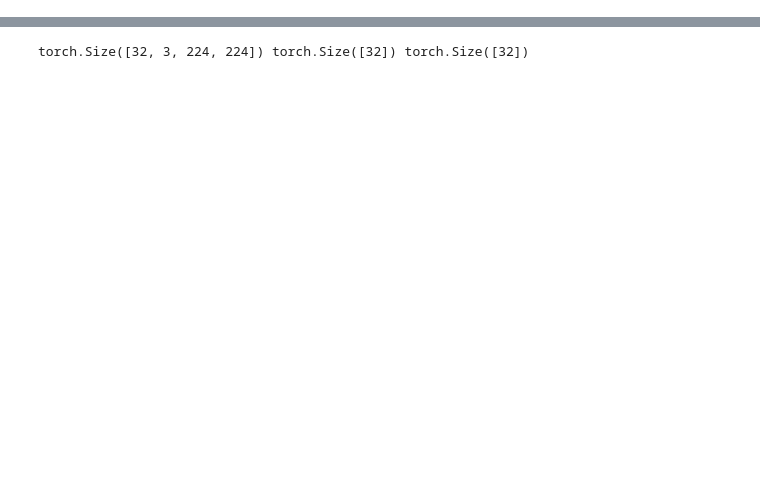
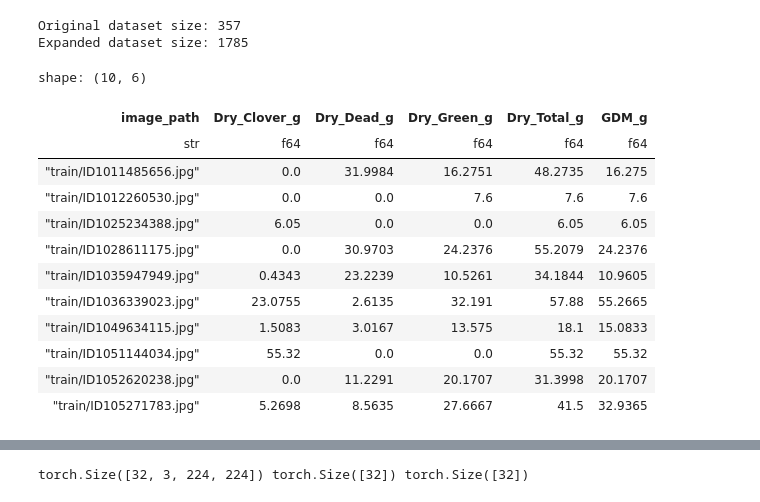
Before and after one commit to Ravikumarchavva/csrio-image2biomass, a Jupyter notebook: starter_without_pivot.ipynb, the cells around one changed output, grey strips where cells are left out. Cells and saved outputs as stored; diff of their text form; code cells hidden in the pictures; blank space fills up the shorter version.

```diff
--- a/starter_without_pivot.ipynb
+++ b/starter_without_pivot.ipynb
@@ -71,0 +42,79 @@ train_df.head(10)
+# %%
+import cv2
+import albumentations as A
+from tqdm import tqdm
+
+augmented_images_dir = DATA_DIR / "augmented_images"
+augmented_images_dir.mkdir(exist_ok=True)
+
+# Define transformations
+no_transform = A.Compose([])
+h_flip = A.Compose([A.HorizontalFlip(p=1.0)])
+v_flip = A.Compose([A.VerticalFlip(p=1.0)])
+hv_flip = A.Compose([A.HorizontalFlip(p=1.0), A.VerticalFlip(p=1.0)])
+
+transforms = [
+    (no_transform, ""),
+    (h_flip, "_hflip"),
+    (v_flip, "_vflip"),
+    (hv_flip, "_hvflip")
+]
+
+# Create list to store augmented data
+augmented_data = []
+
+# Process each image in train_cleaned
+for row in tqdm(train_cleaned.iter_rows(named=True), total=len(train_cleaned)):
+    img_path = DATA_DIR / row['image_path']
+    image = cv2.imread(str(img_path))
+
+    if image is None:
+        continue
+
+    # Get the base filename without extension
+    base_name = row['image_path'].replace('train/', '').replace('.jpg', '')
+
+    for transform, suffix in transforms:
+        # Apply transformation
+        augmented = transform(image=image)['image']
+
+        # Save augmented image
+        aug_filename = f"{base_name}{suffix}.jpg"
+        aug_path = augmented_images_dir / aug_filename
+        cv2.imwrite(str(aug_path), augmented)
+
+        # Create new row with augmented image path
+        new_row = {
+            'image_path': f"augmented_images/{aug_filename}",
+            'Dry_Clover_g': row['Dry_Clover_g'],
+            'Dry_Dead_g': row['Dry_Dead_g'],
+            'Dry_Green_g': row['Dry_Green_g'],
+            'Dry_Total_g': row['Dry_Total_g'],
+            'GDM_g': row['GDM_g']
+        }
+        augmented_data.append(new_row)
+
+# Create new dataframe with augmented data
+train_augmented = pl.DataFrame(augmented_data)
+
+# Combine original and augmented data
+train_cleaned_expanded = pl.concat([train_cleaned, train_augmented])
+
+print(f"Original dataset size: {len(train_cleaned)}")
+print(f"Expanded dataset size: {len(train_cleaned_expanded)}")
+# %% [output]
+Original dataset size: 357
+Expanded dataset size: 1785
+shape: (10, 6)
+| image_path | Dry_Clover_g | Dry_Dead_g | Dry_Green_g | Dry_Total_g | GDM_g |
+| str | f64 | f64 | f64 | f64 | f64 |
+| "train/ID1011485656.jpg" | 0.0 | 31.9984 | 16.2751 | 48.2735 | 16.275 |
+| "train/ID1012260530.jpg" | 0.0 | 0.0 | 7.6 | 7.6 | 7.6 |
+| "train/ID1025234388.jpg" | 6.05 | 0.0 | 0.0 | 6.05 | 6.05 |
+| "train/ID1028611175.jpg" | 0.0 | 30.9703 | 24.2376 | 55.2079 | 24.2376 |
+| "train/ID1035947949.jpg" | 0.4343 | 23.2239 | 10.5261 | 34.1844 | 10.9605 |
+| "train/ID1036339023.jpg" | 23.0755 | 2.6135 | 32.191 | 57.88 | 55.2665 |
+| "train/ID1049634115.jpg" | 1.5083 | 3.0167 | 13.575 | 18.1 | 15.0833 |
+| "train/ID1051144034.jpg" | 55.32 | 0.0 | 0.0 | 55.32 | 55.32 |
+| "train/ID1052620238.jpg" | 0.0 | 11.2291 | 20.1707 | 31.3998 | 20.1707 |
+| "train/ID105271783.jpg" | 5.2698 | 8.5635 | 27.6667 | 41.5 | 32.9365 |
```
Also changed, not shown: parts of 8 cells of this notebook, 13 other files.
